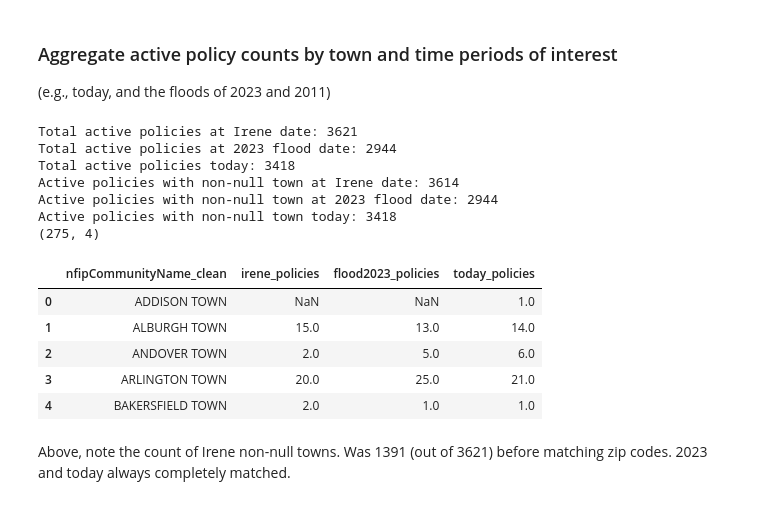
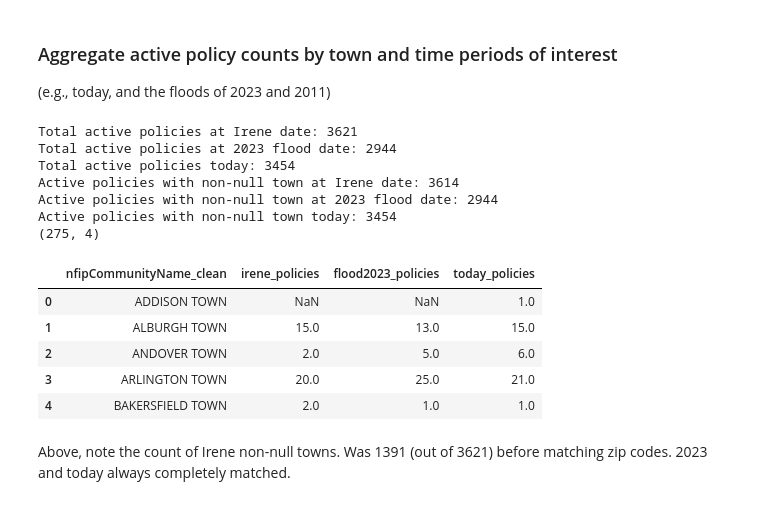
Before and after one commit to jakedurell/hazard-funding-comp, a Jupyter notebook: notebooks/04_etl_nfip_insurance.ipynb, the cells around one changed output. Drawn from its saved outputs; the diff is of its cells as text; code cells hidden in the pictures.

Commit message:
chore(etl): hardcode today date for reproducibility, add printout check for fiscal period summary

```diff
--- a/notebooks/04_etl_nfip_insurance.ipynb
+++ b/notebooks/04_etl_nfip_insurance.ipynb
@@ -467,7 +467,10 @@ irene_date = pd.Timestamp("2011-08-28").tz_localize("UTC")
 flood2023_date = pd.Timestamp("2023-07-10").tz_localize(
     "UTC"
 )  # actual flood dates were July 9-12, esp. 10-11
-today = pd.Timestamp.today().normalize().tz_localize("UTC")
+# could switch to current date for more real-time analysis, but
+# the original policies data is 30GB, before filtering to VT, so I find daily updates annoying
+today = pd.Timestamp("2026-03-20").tz_localize("UTC") # fixed date for reproducibility
+# today = pd.Timestamp.today().normalize().tz_localize("UTC")
 
 # convert date columns are datetime
 policies["policyEffectiveDate"] = pd.to_datetime(policies["policyEffectiveDate"])
@@ -518,36 +521,36 @@ print(
     len(get_active_policies_at(flood2023_date)),
 )
 print("Total active policies today:", len(get_active_policies_at(today)))
 print(
     "Active policies with non-null town at Irene date:",
     get_active_policies_at(irene_date)["nfipCommunityName_clean"].notnull().sum(),
 )
 print(
     "Active policies with non-null town at 2023 flood date:",
     get_active_policies_at(flood2023_date)["nfipCommunityName_clean"].notnull().sum(),
 )
 print(
     "Active policies with non-null town today:",
     get_active_policies_at(today)["nfipCommunityName_clean"].notnull().sum(),
 )
 
 # merge all three on town
 policies_summary = active_irene.merge(
     active_2023, on="nfipCommunityName_clean", how="outer"
 ).merge(active_today, on="nfipCommunityName_clean", how="outer")
 print(policies_summary.shape)
 policies_summary.head()
 # %% [output]
 Total active policies at Irene date: 3621
 Total active policies at 2023 flood date: 2944
-Total active policies today: 3418
+Total active policies today: 3454
 Active policies with non-null town at Irene date: 3614
 Active policies with non-null town at 2023 flood date: 2944
-Active policies with non-null town today: 3418
+Active policies with non-null town today: 3454
 (275, 4)
 |  | nfipCommunityName_clean | irene_policies | flood2023_policies | today_policies |
 | 0 | ADDISON TOWN | NaN | NaN | 1.0 |
-| 1 | ALBURGH TOWN | 15.0 | 13.0 | 14.0 |
+| 1 | ALBURGH TOWN | 15.0 | 13.0 | 15.0 |
 | 2 | ANDOVER TOWN | 2.0 | 5.0 | 6.0 |
 | 3 | ARLINGTON TOWN | 20.0 | 25.0 | 21.0 |
 | 4 | BAKERSFIELD TOWN | 2.0 | 1.0 | 1.0 |
```
Also changed, not shown: parts of 2 cells of this notebook, 3 other files.
